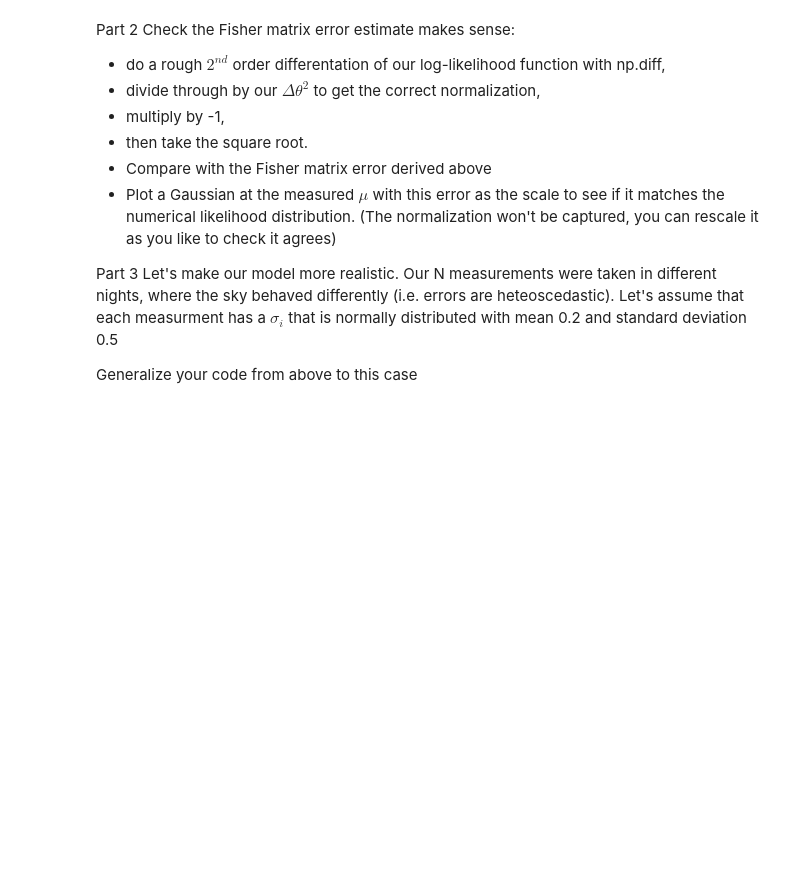
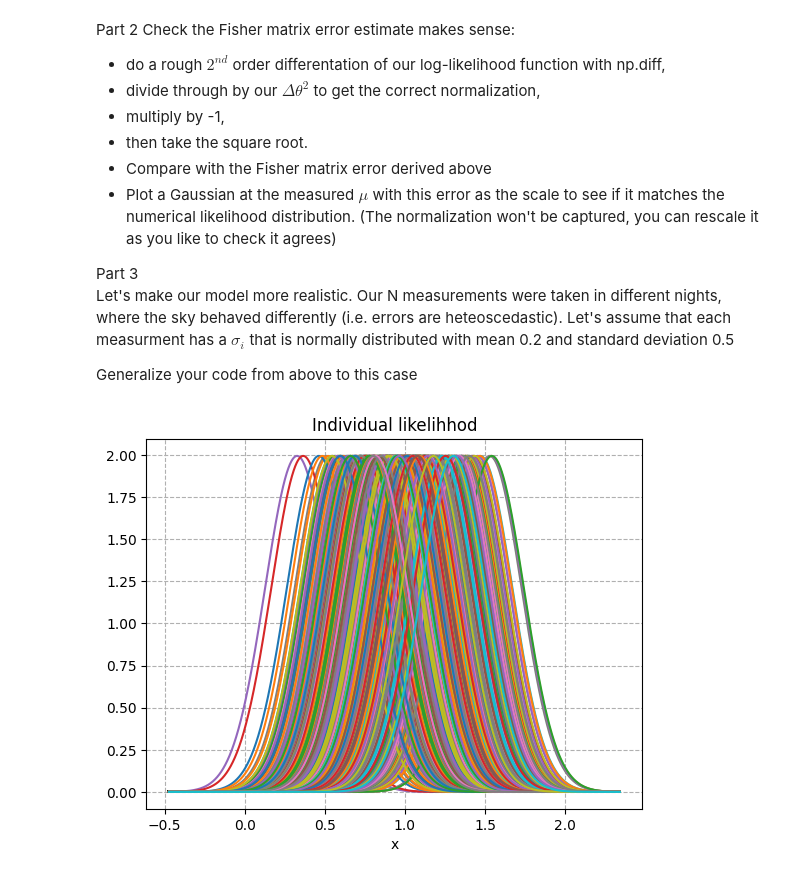
Before and after one commit to APozzi22/Astrostatistic, a Jupyter notebook: 5_Frequentist/Position_Quasar.ipynb, the cells around one changed output. Saved outputs shown, nothing was run; the diff lists cells and outputs as text; code cells hidden in the pictures; blank space fills up the shorter version.

```diff
--- a/5_Frequentist/Position_Quasar.ipynb
+++ b/5_Frequentist/Position_Quasar.ipynb
@@ -24,0 +33,23 @@ Generalize your code from above to this case
+# %%
+# Useful variables
+mu = 1 # mean
+sigma = 0.2 # homoscedatic error
+
+N = 1000 # number of data
+
+# Generate the data
+data = np.random.normal(mu, sigma, N)
+
+# Define the x grid
+x = np.linspace(np.min(data) - 4 * sigma, np.max(data) + 4 * sigma, 10000)
+# %%
+# Plot the likelihood for each data
+plt.figure()
+for i in data:
+    plt.plot(x, stats.norm.pdf(x, i, sigma))
+plt.title('Individual likelihhod')
+plt.xlabel('x')
+plt.grid(linestyle='--')
+plt.show()
+# %% [output]
+[figure, added]
```
Also changed, not shown: parts of 9 cells of this notebook.
